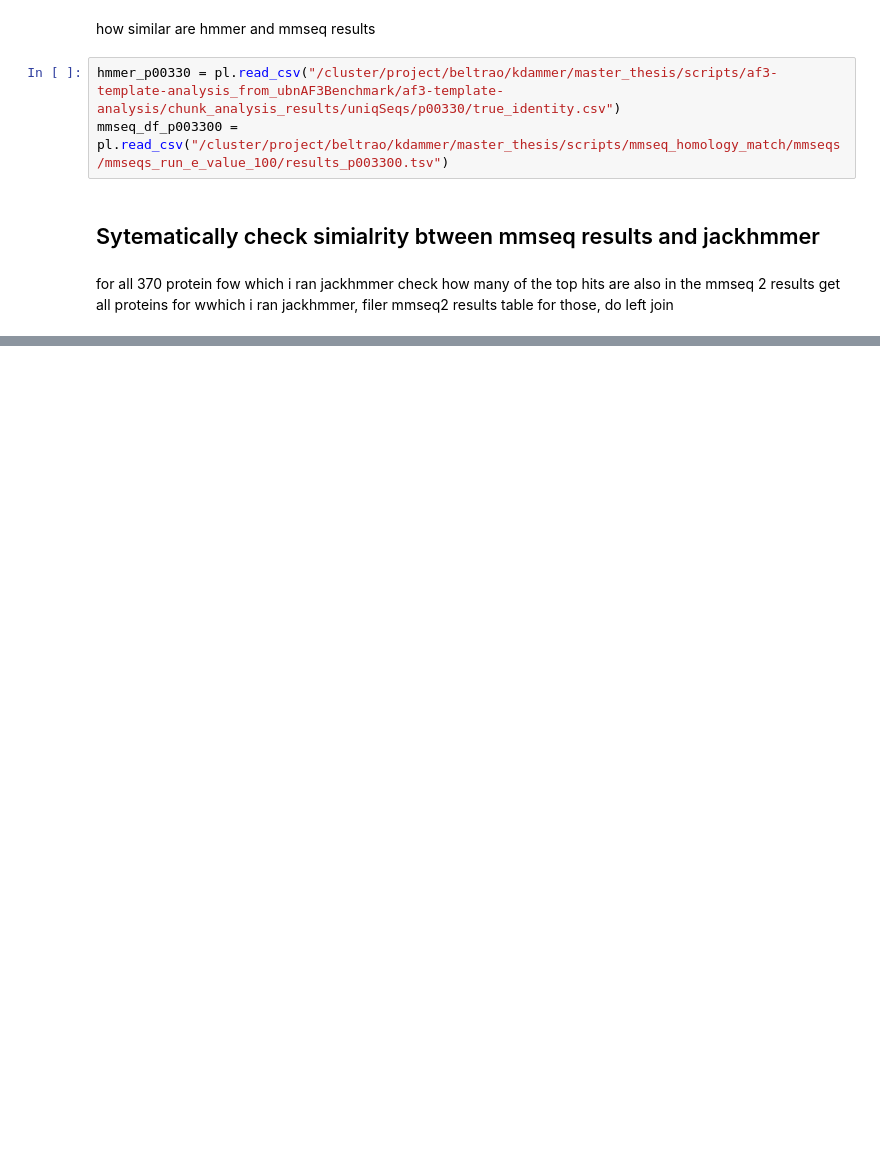
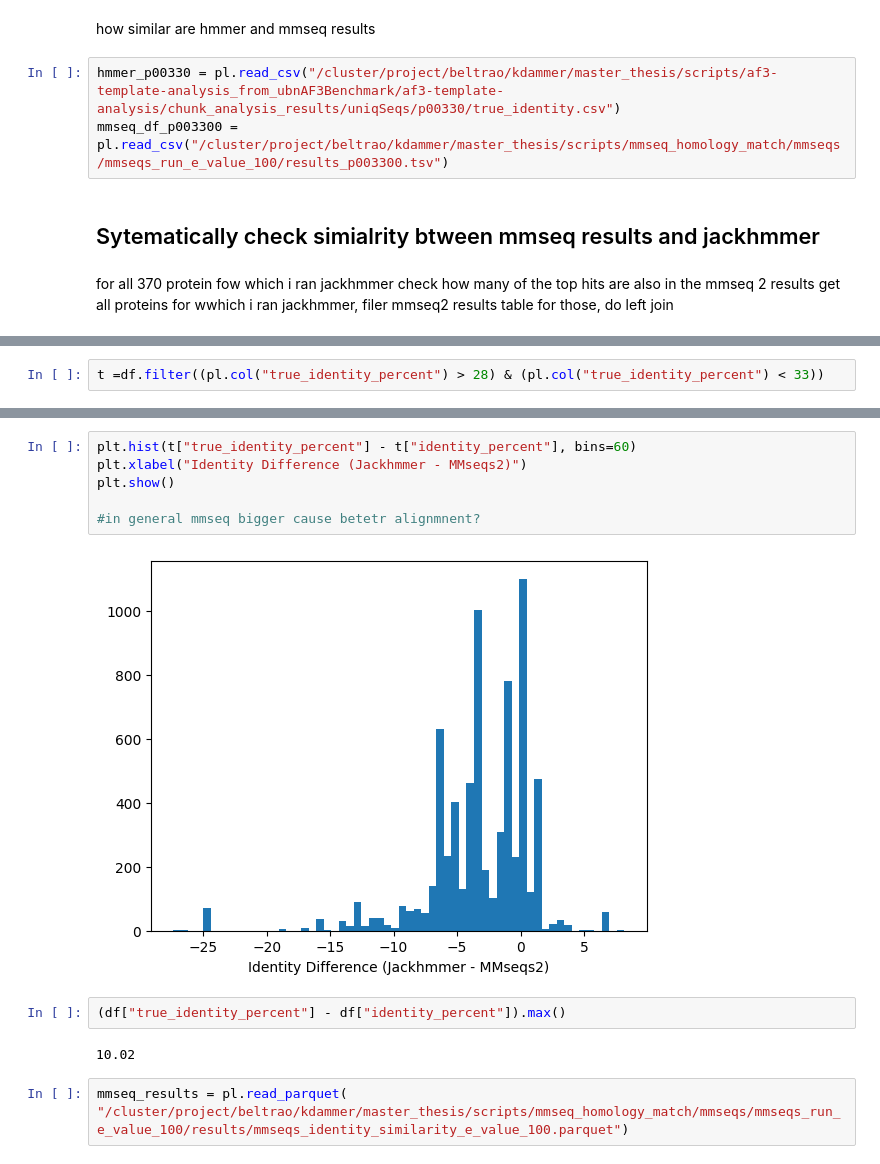
Before and after one commit to Kim-Dammer/master_thesis, a Jupyter notebook: notebooks/07_preparing_Complex_to_pdb_mapping.ipynb, the cells around one changed output, grey strips where cells are left out. Drawn from its saved outputs; the diff is of its cells as text; blank space fills up the shorter version.

Commit message:
Finish expanding PDB matching using homology

```diff
--- a/notebooks/07_preparing_Complex_to_pdb_mapping.ipynb
+++ b/notebooks/07_preparing_Complex_to_pdb_mapping.ipynb
@@ -359,0 +598,2 @@ shape: (109_408, 12)
+# %%
+t =df.filter((pl.col("true_identity_percent") > 28) & (pl.col("true_identity_percent") < 33))
@@ -359,0 +609,14 @@ shape: (109_408, 12)
+# %%
+plt.hist(t["true_identity_percent"] - t["identity_percent"], bins=60)
+plt.xlabel("Identity Difference (Jackhmmer - MMseqs2)")
+plt.show()
+
+#in general mmseq bigger cause betetr alignmnent?
+# %% [output]
+[figure, added]
+# %%
+(df["true_identity_percent"] - df["identity_percent"]).max()
+# %% [output]
+10.02
+# %%
+mmseq_results = pl.read_parquet( "/cluster/project/beltrao/kdammer/master_thesis/scripts/mmseq_homology_match/mmseqs/mmseqs_run_e_value_100/results/mmseqs_identity_similarity_e_value_100.parquet")
```
Also changed, not shown: parts of 34 cells of this notebook, 4 other files.
